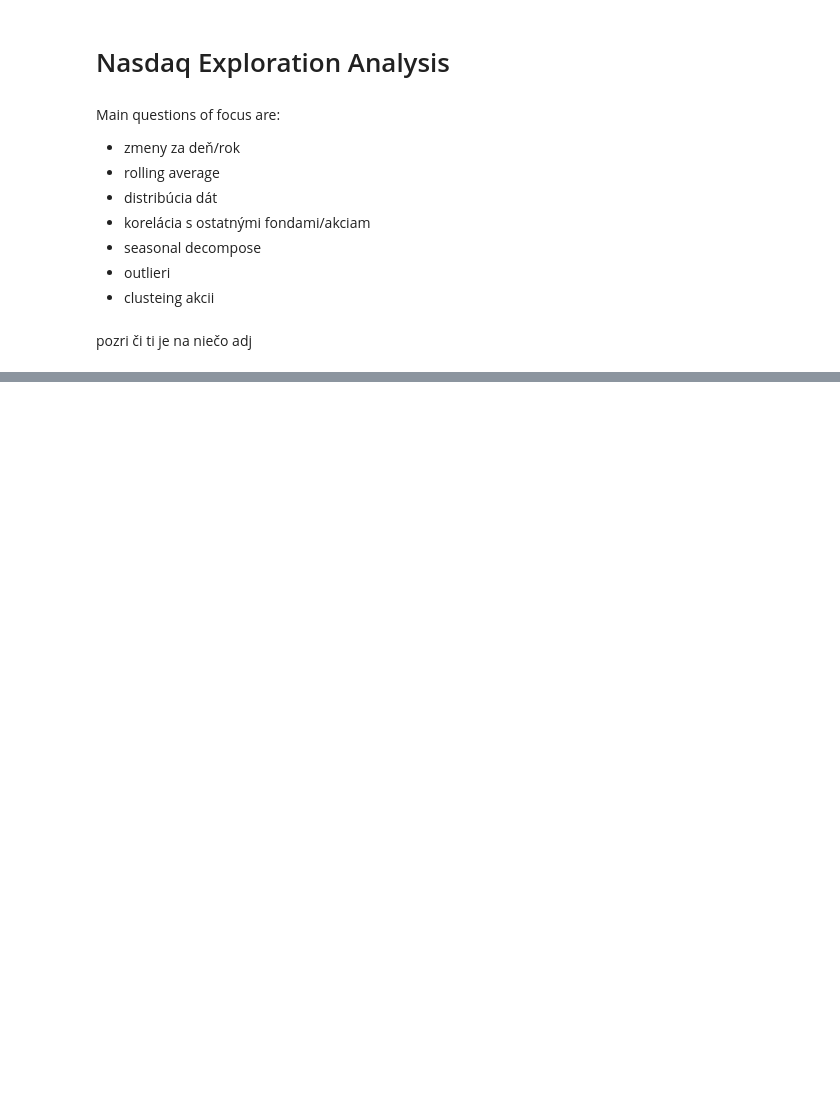
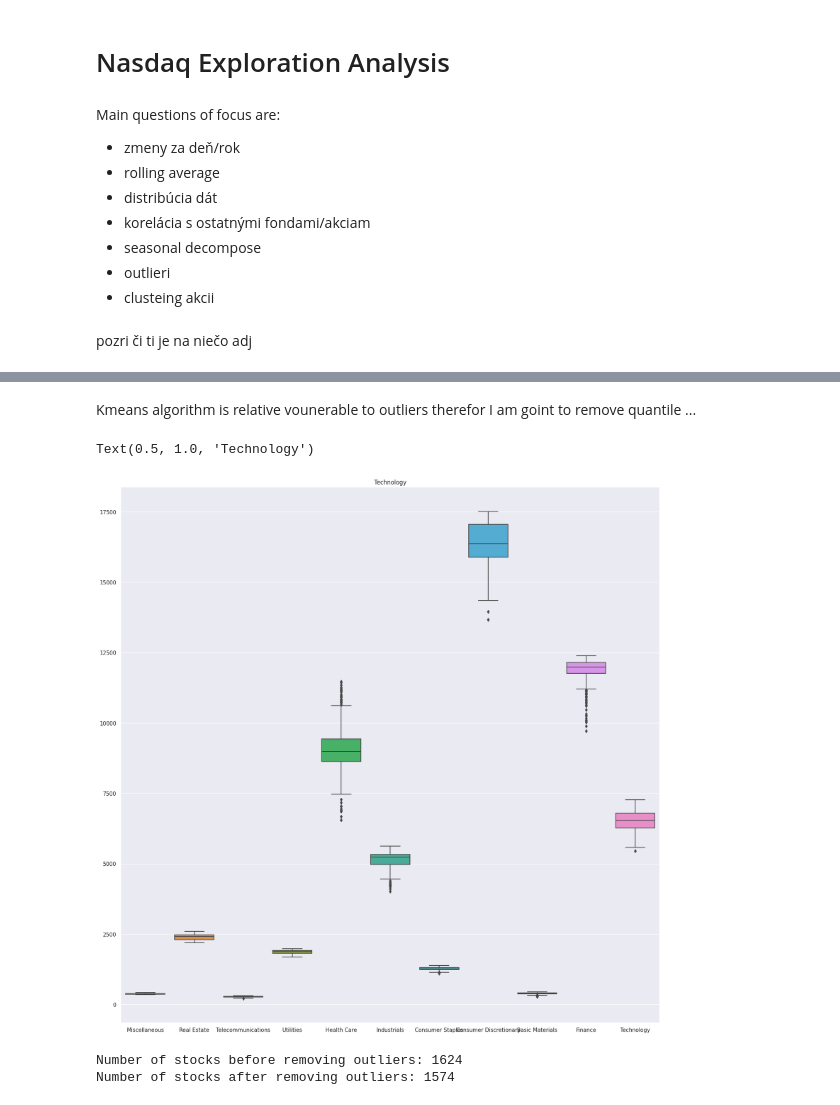
Before and after one commit to benbencik/nasdaq_exloratory_analysis, a Jupyter notebook: nasdaq_analysis.ipynb, the cells around one changed output, grey strips where cells are left out. Cells and saved outputs as stored; diff of their text form; code cells hidden in the pictures; blank space fills up the shorter version.

```diff
--- a/nasdaq_analysis.ipynb
+++ b/nasdaq_analysis.ipynb
@@ -170,0 +129,31 @@ matica korelacii
+# %% [markdown]
+Kmeans algorithm is relative vounerable to outliers therefor I am goint to remove quantile ...
+# %%
+industry_sum = pandas.DataFrame()
+for i, sec in enumerate(sector_names):
+    industry_dict = {s:stocks[s]['Close'].tolist() for s in mapping[sec]}
+    industry = pandas.DataFrame.from_dict(industry_dict)
+    industry_sum[sec] = industry.sum(axis=1)
+
+
+industry_sum = industry_sum.drop(columns=['Energy'])
+fig, ax = plt.subplots(figsize=(20, 20))
+fig = seaborn.boxplot(data=industry_sum)
+fig.set_title(sec)
+# %% [output]
+Text(0.5, 1.0, 'Technology')
+[figure, added]
+# %%
+print(f"Number of stocks before removing outliers: {len(stock_stats)}")
+
+q_return_high = stock_stats['Return'].quantile(0.99)
+q_return_low = stock_stats['Return'].quantile(0.01)
+stock_stats = stock_stats[(stock_stats["Return"] < q_return_high) & (stock_stats["Return"] > q_return_low)]
+
+q_variance = stock_stats['Variance'].quantile(0.99)
+stock_stats = stock_stats[stock_stats["Variance"] < q_variance]
+
+print(f"Number of stocks after removing outliers: {len(stock_stats)}")
+# %% [output]
+Number of stocks before removing outliers: 1624
+Number of stocks after removing outliers: 1574
```
Also changed, not shown: parts of 24 cells of this notebook.
